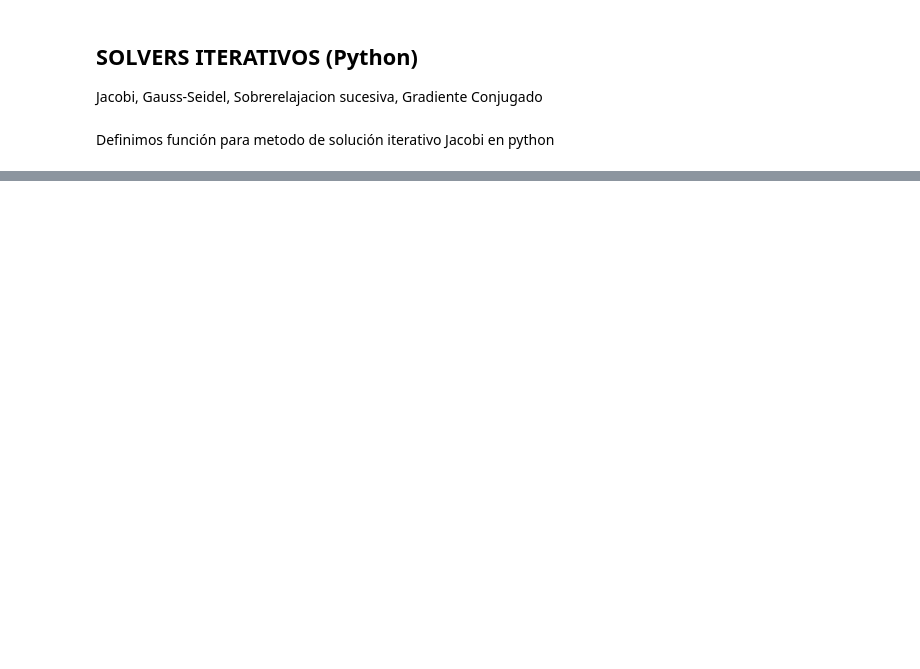
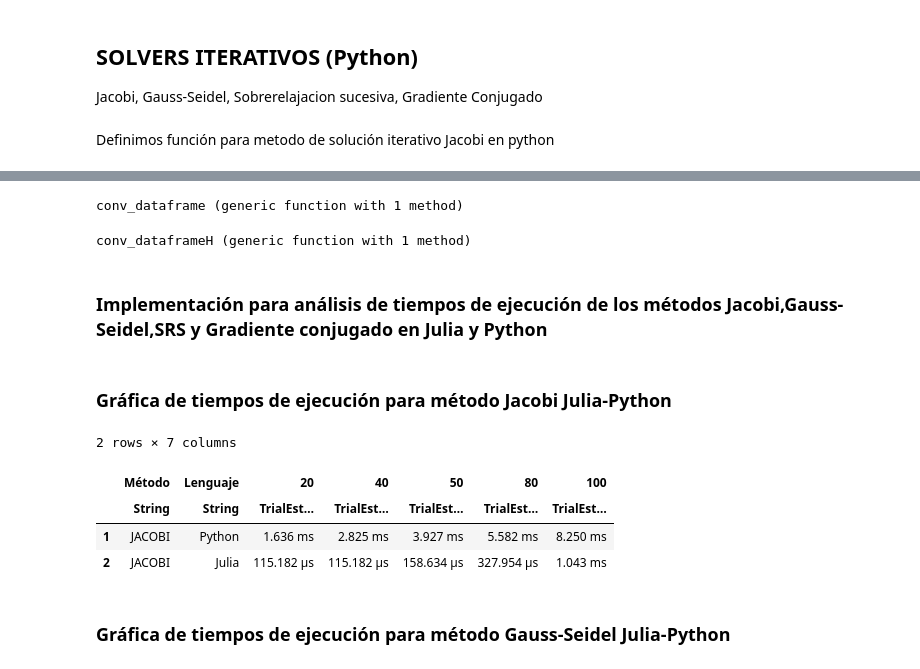
Before and after one commit to mvelozlucas/HPC-LA--2022-II, a Jupyter notebook: MP2/Julia/microproyecto2_julia.ipynb, the cells around one changed output, grey strips where cells are left out. Cells and saved outputs as stored; diff of their text form; code cells hidden in the pictures; blank space fills up the shorter version.

```diff
--- a/MP2/Julia/microproyecto2_julia.ipynb
+++ b/MP2/Julia/microproyecto2_julia.ipynb
@@ -384,0 +387,53 @@ Utilizaremos $kn = 20$ iteraciones, junto con un sistema de tamaño $ n ∈ (20,
+# %%
+function conv_dataframe(p,j,m)
+    data=DataFrame("Método" =>m,"Lenguaje" =>"Python","20" => minimum(p[1]), "40" => minimum(p[2]), "50" => minimum(p[3]), "80" => minimum(p[4]), "100" => minimum(p[5]))
+    push!(data,Dict("Método" =>m,"Lenguaje" =>"Julia","20" => minimum(j[2]), "40" => minimum(j[2]), "50" => minimum(j[3]), "80" => minimum(j[4]), "100" => minimum(j[5])))
+    return data
+end
+# %% [output]
+conv_dataframe (generic function with 1 method)
+# %%
+function conv_dataframeH(p,j,m)
+    print(m)
+    data=DataFrame("Tamaño sist" =>20,"Python" =>minimum(p[1]),"Julia" => minimum(j[1]))
+    push!(data,Dict("Tamaño sist" =>40,"Python" =>minimum(p[2]),"Julia" => minimum(j[2])))
+    push!(data,Dict("Tamaño sist" =>50,"Python" =>minimum(p[3]),"Julia" => minimum(j[3])))
+    push!(data,Dict("Tamaño sist" =>80,"Python" =>minimum(p[4]),"Julia" => minimum(j[4])))
+    push!(data,Dict("Tamaño sist" =>100,"Python"=>minimum(p[5]),"Julia" => minimum(j[5])))
+    return data
+end
+# %% [output]
+conv_dataframeH (generic function with 1 method)
+# %% [markdown]
+### Implementación para análisis de tiempos de ejecución de los métodos Jacobi,Gauss-Seidel,SRS y Gradiente conjugado en Julia y Python
+# %%
+yJacobiP = []
+yJacobiJ = []
+yGaussSP = []
+yGaussSJ = []
+ySRSP = []
+ySRSJ = []
+yGCDP = []
+yGCDJ = []
+for i = 1:ln
+    n = N[i]
+    A,b,x0 = matriz_dispersa(n)
+    jP = @benchmark py"jacobi_py"(A,b,x0,k) seconds=1
+    jJ = @benchmark jacobi_jl(A,b,x0,k) seconds=1
+    push!(yJacobiJ, jJ)
+    push!(yJacobiP, jP)
+    gP = @benchmark py"gauss_seidel_py"(A,b,x0,k)
+    gJ = @benchmark gauss_seidel_jl(A,b,x0,k) seconds=1
+    push!(yGaussSP, gP)
+    push!(yGaussSJ, jJ)
+    sP = @benchmark py"srs_py"(A,b,x0,k,w) seconds=1
+    sJ = @benchmark srs_jl(A,b,x0,k,w) seconds=1
+    push!(ySRSP, sP)
+    push!(ySRSJ, sJ)
+    gcP = @benchmark py"gcd_py"(A,b,x0,k)
+    gcJ = @benchmark gcd_jl(A,b,x0,k) seconds=1
+    push!(yGCDP, gcP)
+    push!(yGCDJ, gcJ)
+end
+# %% [markdown]
+### Gráfica de tiempos de ejecución para método Jacobi Julia-Python
@@ -384,0 +444,10 @@ Utilizaremos $kn = 20$ iteraciones, junto con un sistema de tamaño $ n ∈ (20,
+# %%
+dataJacobi = conv_dataframe(yJacobiP,yJacobiJ,"JACOBI")
+# %% [output]
+2 rows × 7 columns
+|  | Método | Lenguaje | 20 | 40 | 50 | 80 | 100 |
+|  | String | String | TrialEst… | TrialEst… | TrialEst… | TrialEst… | TrialEst… |
+| 1 | JACOBI | Python | 1.636 ms | 2.825 ms | 3.927 ms | 5.582 ms | 8.250 ms |
+| 2 | JACOBI | Julia | 115.182 μs | 115.182 μs | 158.634 μs | 327.954 μs | 1.043 ms |
+# %% [markdown]
+### Gráfica de tiempos de ejecución para método Gauss-Seidel Julia-Python
```
Also changed, not shown: parts of 64 cells of this notebook.
